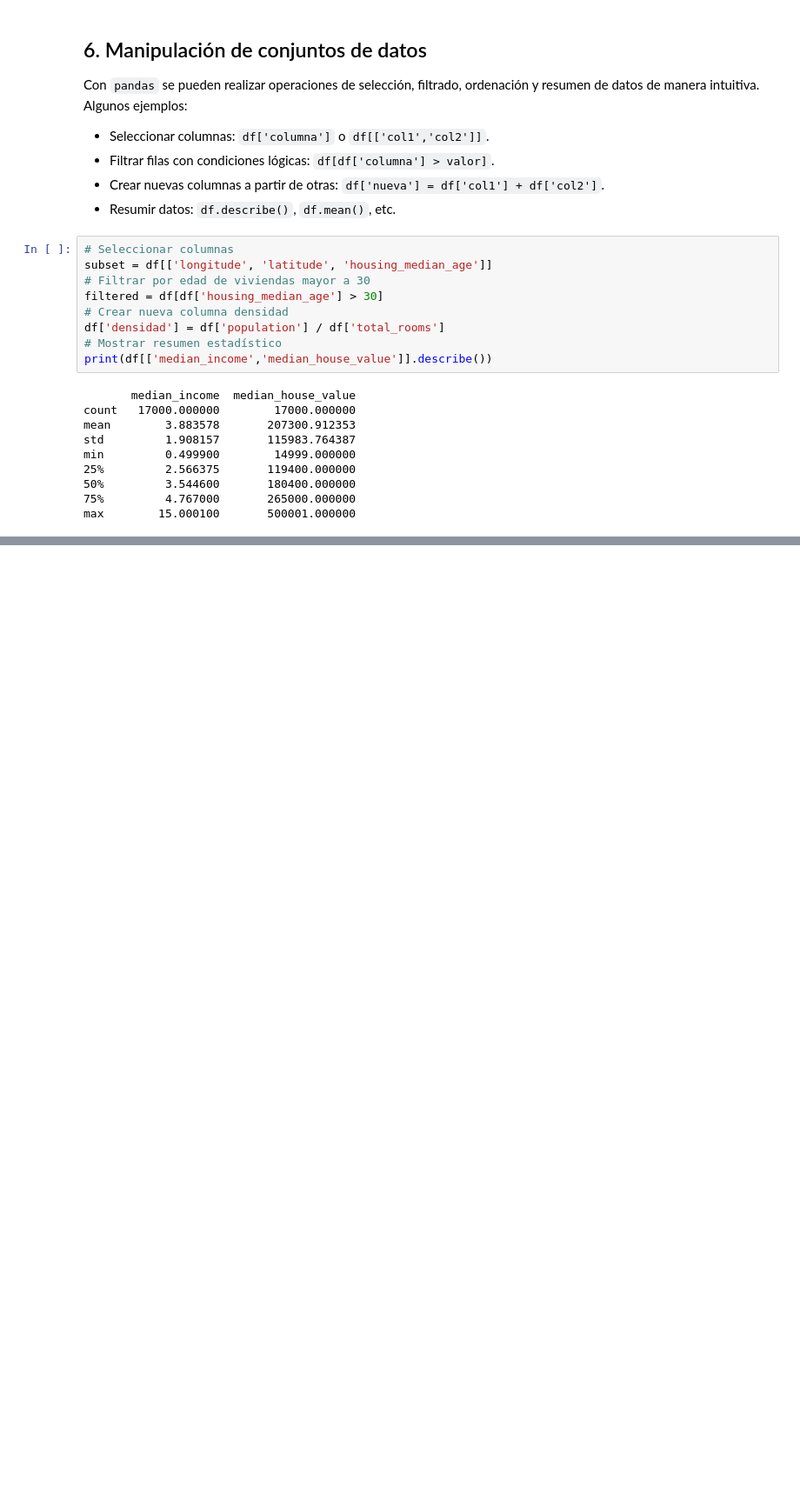
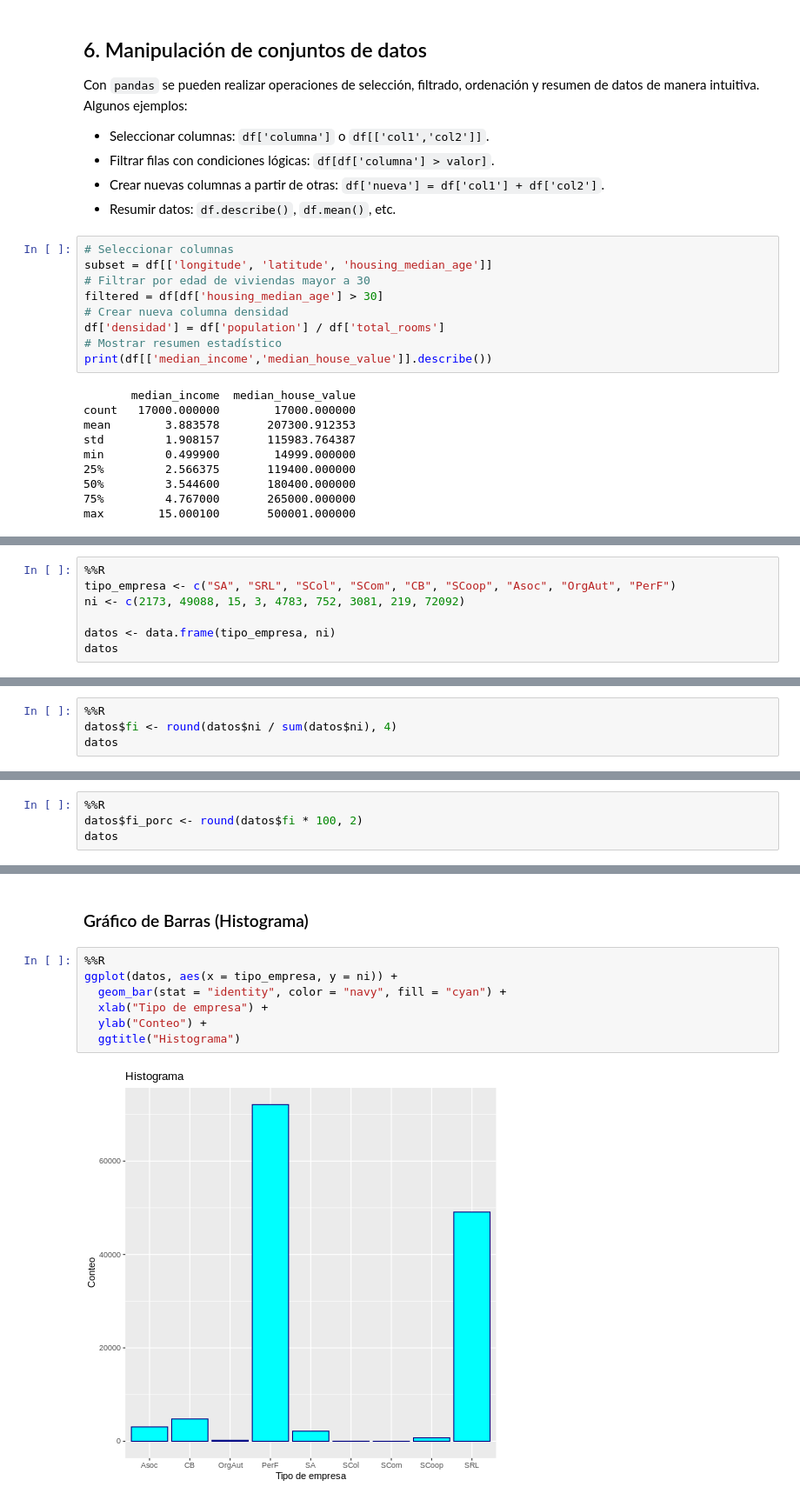
Before and after one commit to JulTob/Data, a Jupyter notebook: Analysis_Guide.ipynb, the cells around one changed output, grey strips where cells are left out. Shown at 87% size. Cells and saved outputs as stored; diff of their text form; blank space fills up the shorter version.

```diff
--- a/Analysis_Guide.ipynb
+++ b/Analysis_Guide.ipynb
@@ -269,0 +311,7 @@ max        15.000100       500001.000000
+# %%
+%%R
+tipo_empresa <- c("SA", "SRL", "SCol", "SCom", "CB", "SCoop", "Asoc", "OrgAut", "PerF")
+ni <- c(2173, 49088, 15, 3, 4783, 752, 3081, 219, 72092)
+
+datos <- data.frame(tipo_empresa, ni)
+datos
@@ -269,0 +331,4 @@ max        15.000100       500001.000000
+# %%
+%%R
+datos$fi <- round(datos$ni / sum(datos$ni), 4)
+datos
@@ -269,0 +348,4 @@ max        15.000100       500001.000000
+# %%
+%%R
+datos$fi_porc <- round(datos$fi * 100, 2)
+datos
@@ -269,0 +363,11 @@ max        15.000100       500001.000000
+# %% [markdown]
+### Gráfico de Barras (Histograma)
+# %%
+%%R
+ggplot(datos, aes(x = tipo_empresa, y = ni)) +
+  geom_bar(stat = "identity", color = "navy", fill = "cyan") +
+  xlab("Tipo de empresa") +
+  ylab("Conteo") +
+  ggtitle("Histograma")
+# %% [output]
+[figure, added]
```
Also changed, not shown: parts of 14 cells of this notebook.
